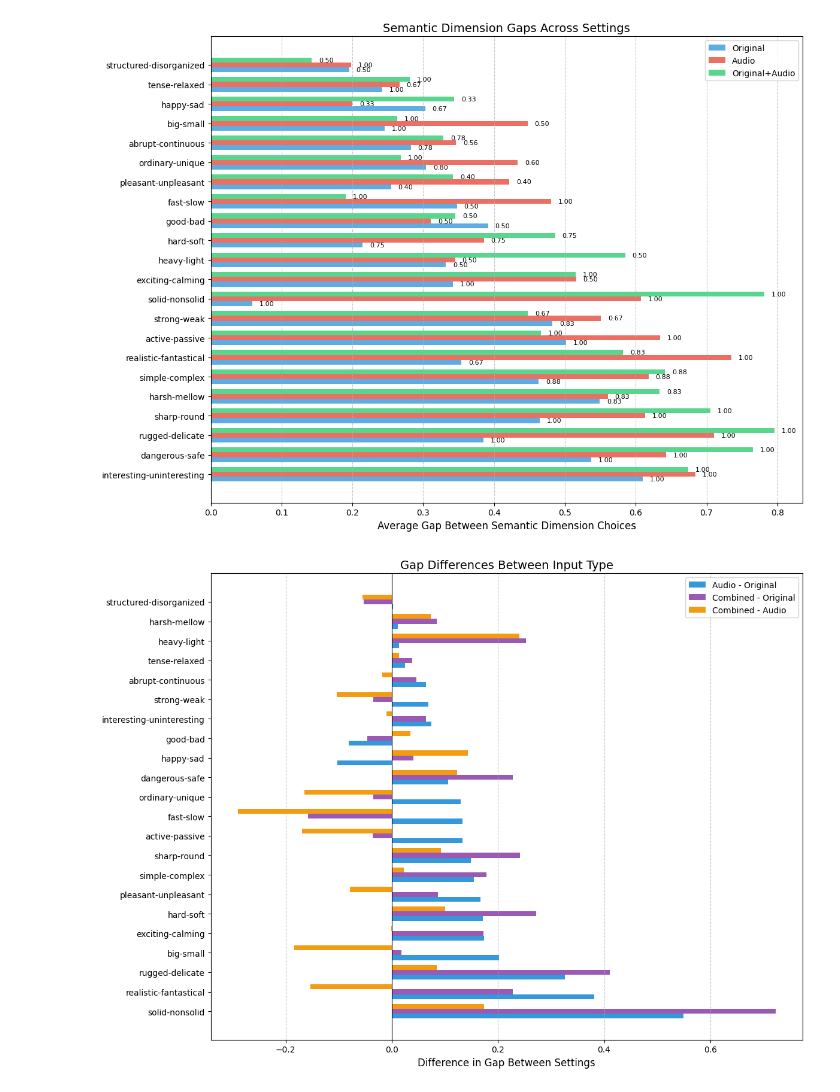
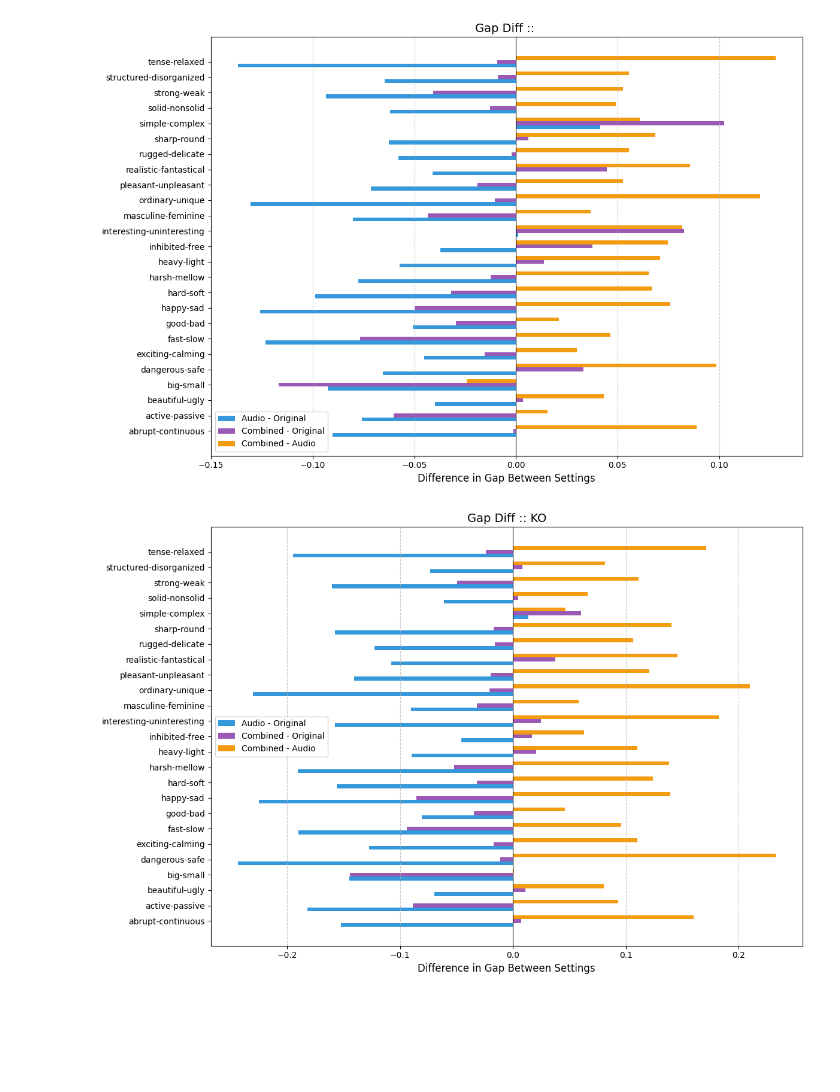
Before and after one commit to jjhsnail0822/sound-symbolism, a Jupyter notebook: src/analysis/logit_lens.ipynb, the cells around one changed output. Drawn from its saved outputs; the diff is of its cells as text; code cells hidden in the pictures; blank space fills up the shorter version.

```diff
--- a/src/analysis/logit_lens.ipynb
+++ b/src/analysis/logit_lens.ipynb
@@ -28,6 +43,7 @@ ipa_and_audio_file = load_logit_lens_file(IPA_AND_AUDIO)
 # %%
-
 # intersection keys for all
 intersection_keys = list(
-    set(original_file.keys()) & set(ipa_file.keys()) & set(audio_file.keys()) & set(original_and_audio_file.keys()) & set(ipa_and_audio_file.keys())
+    set(original_file.keys()) & set(ipa_file.keys()) & set(audio_file.keys()) & set(original_and_audio_file.keys())
+    & set(ipa_and_audio_file.keys())
 )
+len(intersection_keys)
@@ -153,6 +182,7 @@ for key in intersection_keys:
     words.append({
         "word": word,
         "dim": dim,
+        "lang": lang,
         ORIGINAL : is_correct_original,
         AUDIO : is_correct_audio,
         ORIGINAL_AND_AUDIO : is_correct_original_and_audio,
@@ -278,7 +312,7 @@ def plot_semantic_dimension_gaps(results, top_n=15):
         }
         for dim, val in results.items()
     ])
-    df = df.sort_values('avg_gap', ascending=False).head(top_n)
+    # df = df.sort_values('avg_gap', ascending=False).head(top_n)
 
     fig, ax = plt.subplots(figsize=(12, max(8, len(df) * 0.4)))
     width = 0.25
@@ -312,7 +346,7 @@ def plot_semantic_dimension_gaps(results, top_n=15):
     plt.show()
 
 
-def plot_semantic_dimension_gap_differences(results, top_n=15):
+def plot_semantic_dimension_gap_differences(results, top_n=15, lang=""):
     df = pd.DataFrame([
         {
             'dim': dim,
@@ -322,36 +356,42 @@ def plot_semantic_dimension_gap_differences(results, top_n=15):
             'avg_gap': np.mean([val['avg_original'], val['avg_audio'], val['avg_original_and_audio']]),
             'count': val['count']
         }
         for dim, val in results.items()
     ])
     df['abs_audio_vs_original'] = df['audio_vs_original'].abs()
-    df = df.sort_values('abs_audio_vs_original', ascending=False).head(top_n)
+    # df = df.sort_values('abs_audio_vs_original', ascending=False).head(top_n)
 
-    fig, ax = plt.subplots(figsize=(12, max(8, len(df) * 0.4)))
+    fig, ax = plt.subplots(figsize=(12, min(8, len(df) * 0.4)))
     width = 0.25
     x = np.arange(len(df))
     colors = ['#3498db', '#9b59b6', '#f39c12']
 
     ax.barh(x - width, df['audio_vs_original'], width, label='Audio - Original', color=colors[0])
     ax.barh(x, df['combined_vs_original'], width, label='Combined - Original', color=colors[1])
     ax.barh(x + width, df['combined_vs_audio'], width, label='Combined - Audio', color=colors[2])
 
     ax.axvline(x=0, color='black', linestyle='-', linewidth=0.8)
     ax.set_xlabel('Difference in Gap Between Settings', fontsize=12)
     ax.set_yticks(x)
     ax.set_yticklabels(df['dim'], fontsize=10)
-    ax.set_title('Gap Differences Between Input Type', fontsize=14)
+    ax.set_title(f'Gap Diff :: {lang.upper()}', fontsize=14)
     ax.legend()
     ax.grid(axis='x', linestyle='--', alpha=0.7)
     plt.tight_layout()
     plt.show()
 
 
 # Example usage:
 top_n = 25
 result = analyze_semantic_dimension_gaps(df)
-plot_semantic_dimension_gaps(result, top_n)
+# plot_semantic_dimension_gaps(result, top_n)
 plot_semantic_dimension_gap_differences(result, top_n)
 # %% [output]
-[figure, old version]
+[figure, new version]
-[figure, removed]
+# %%
+top_n = 25
+result = analyze_semantic_dimension_gaps(df[df['lang'] == 'ko'])
+# plot_semantic_dimension_gaps(result, top_n)
+plot_semantic_dimension_gap_differences(result, top_n, lang='ko')
+# %% [output]
+[figure, added]
```
Also changed, not shown: parts of 14 cells of this notebook, 1 other file.
